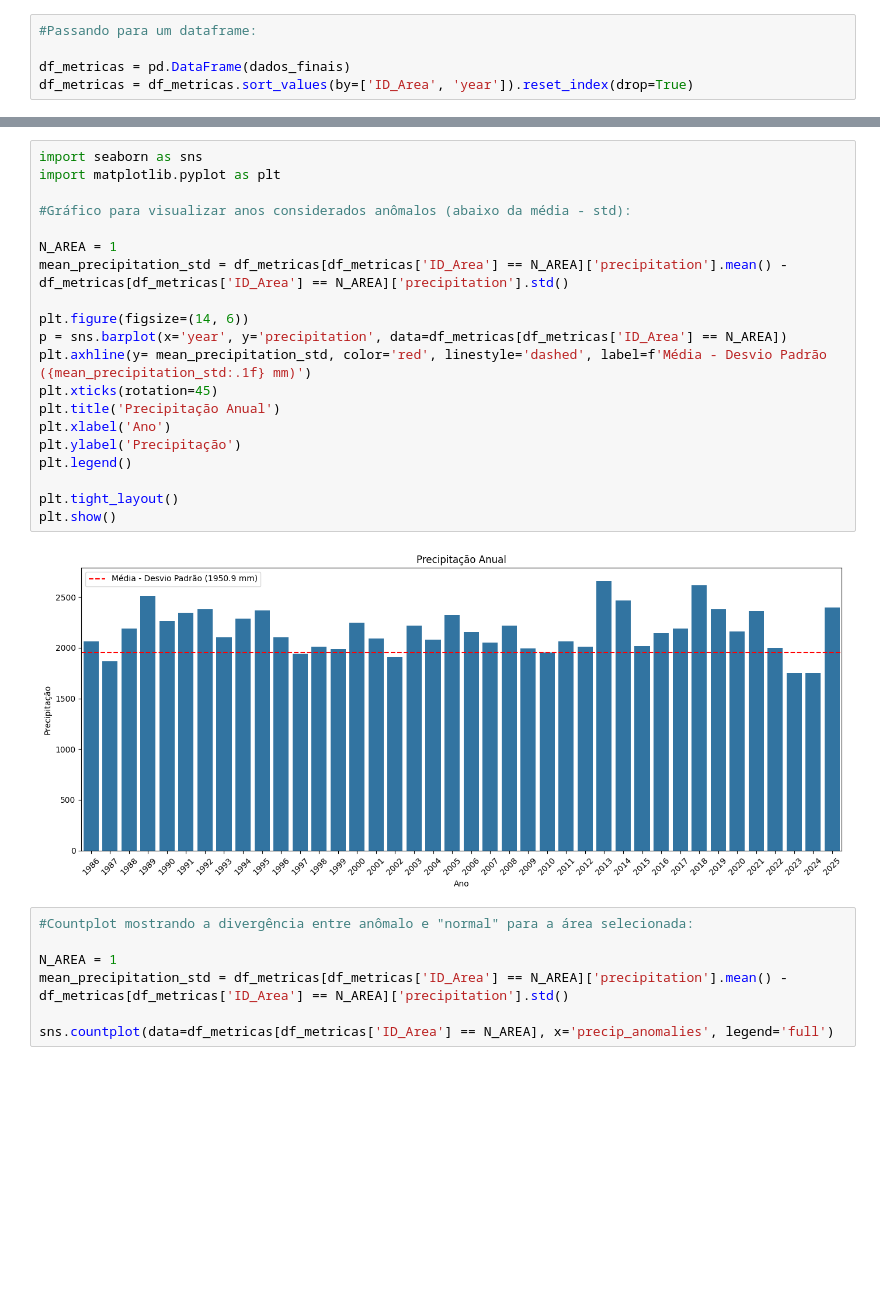
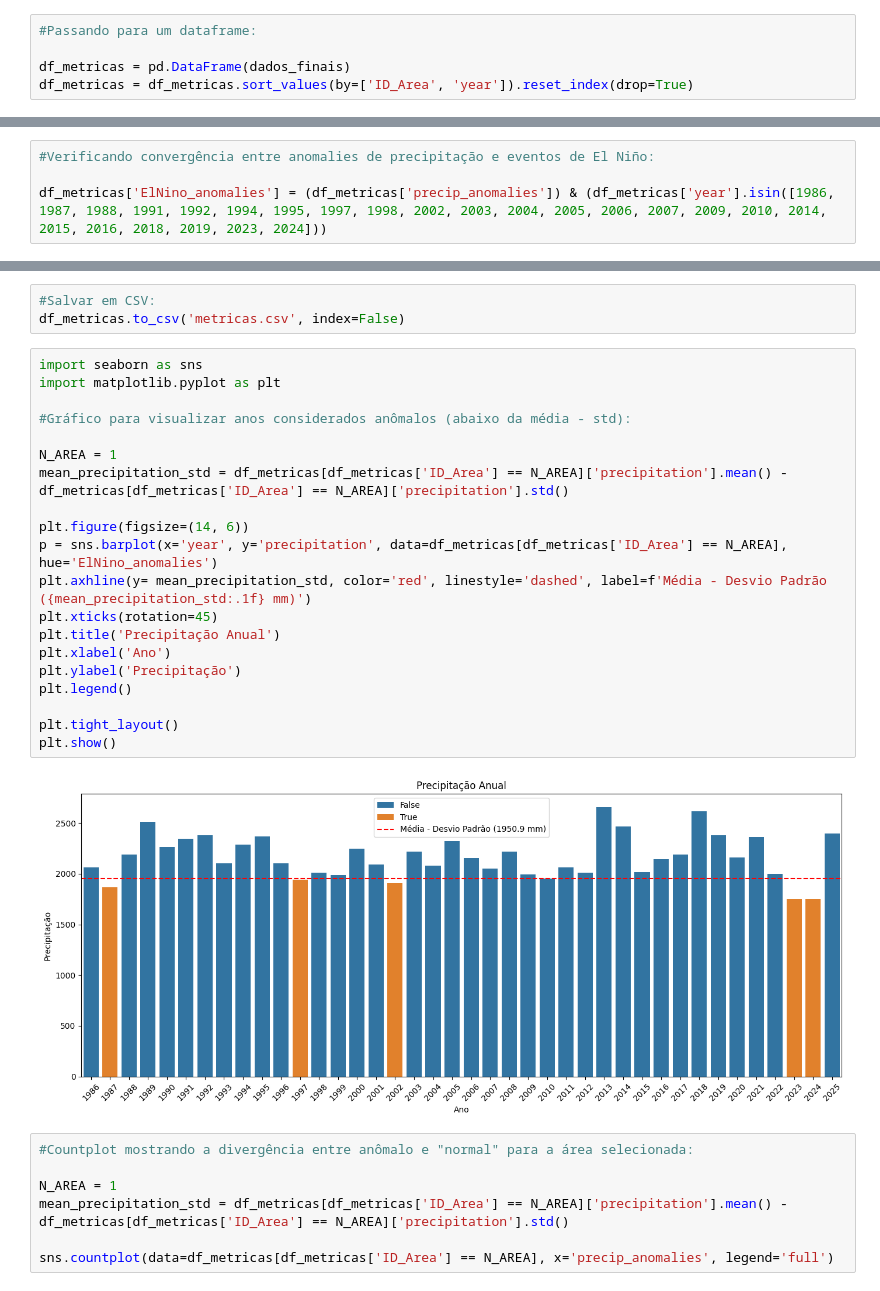
Before and after one commit to GuilhermeFernandez/climate_resilient_pastures, a Jupyter notebook: Esboco_Projeto.ipynb, the cells around one changed output, grey strips where cells are left out. Drawn from its saved outputs; the diff is of its cells as text; blank space fills up the shorter version.

```diff
--- a/Esboco_Projeto.ipynb
+++ b/Esboco_Projeto.ipynb
@@ -417,0 +407,4 @@ df_metricas.to_csv('metricas.csv', index=False)
+# %%
+#Verificando convergência entre anomalies de precipitação e eventos de El Niño:
+
+df_metricas['ElNino_anomalies'] = (df_metricas['precip_anomalies']) & (df_metricas['year'].isin([1986, 1987, 1988, 1991, 1992, 1994, 1995, 1997, 1998, 2002, 2003, 2004, 2005, 2006, 2007, 2009, 2010, 2014, 2015, 2016, 2018, 2019, 2023, 2024]))
@@ -418,25 +426,28 @@ df_metricas.to_csv('metricas.csv', index=False)
+# %%
+#Salvar em CSV:
+df_metricas.to_csv('metricas.csv', index=False)
 # %%
 import seaborn as sns
 import matplotlib.pyplot as plt
 
 #Gráfico para visualizar anos considerados anômalos (abaixo da média - std):
 
 N_AREA = 1
 mean_precipitation_std = df_metricas[df_metricas['ID_Area'] == N_AREA]['precipitation'].mean() - df_metricas[df_metricas['ID_Area'] == N_AREA]['precipitation'].std()
 
 plt.figure(figsize=(14, 6))
-p = sns.barplot(x='year', y='precipitation', data=df_metricas[df_metricas['ID_Area'] == N_AREA])
+p = sns.barplot(x='year', y='precipitation', data=df_metricas[df_metricas['ID_Area'] == N_AREA], hue='ElNino_anomalies')
 plt.axhline(y= mean_precipitation_std, color='red', linestyle='dashed', label=f'Média - Desvio Padrão ({mean_precipitation_std:.1f} mm)')
 plt.xticks(rotation=45)
 plt.title('Precipitação Anual')
 plt.xlabel('Ano')
 plt.ylabel('Precipitação')
 plt.legend()
 
 plt.tight_layout()
 plt.show()
 # %% [output]
-[figure, old version]
+[figure, new version]
 # %%
 #Countplot mostrando a divergência entre anômalo e "normal" para a área selecionada:
 
```
Also changed, not shown: parts of 16 cells of this notebook.
